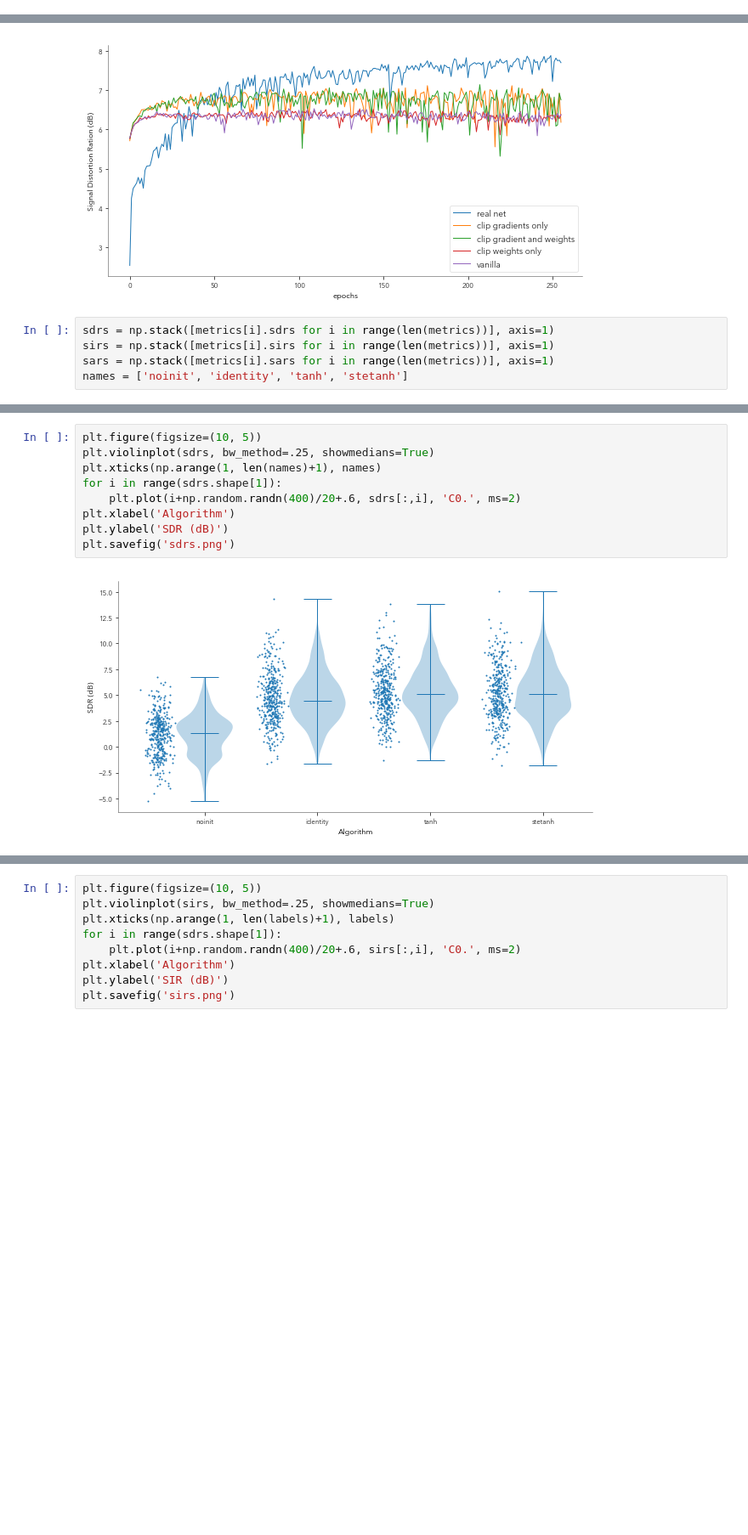
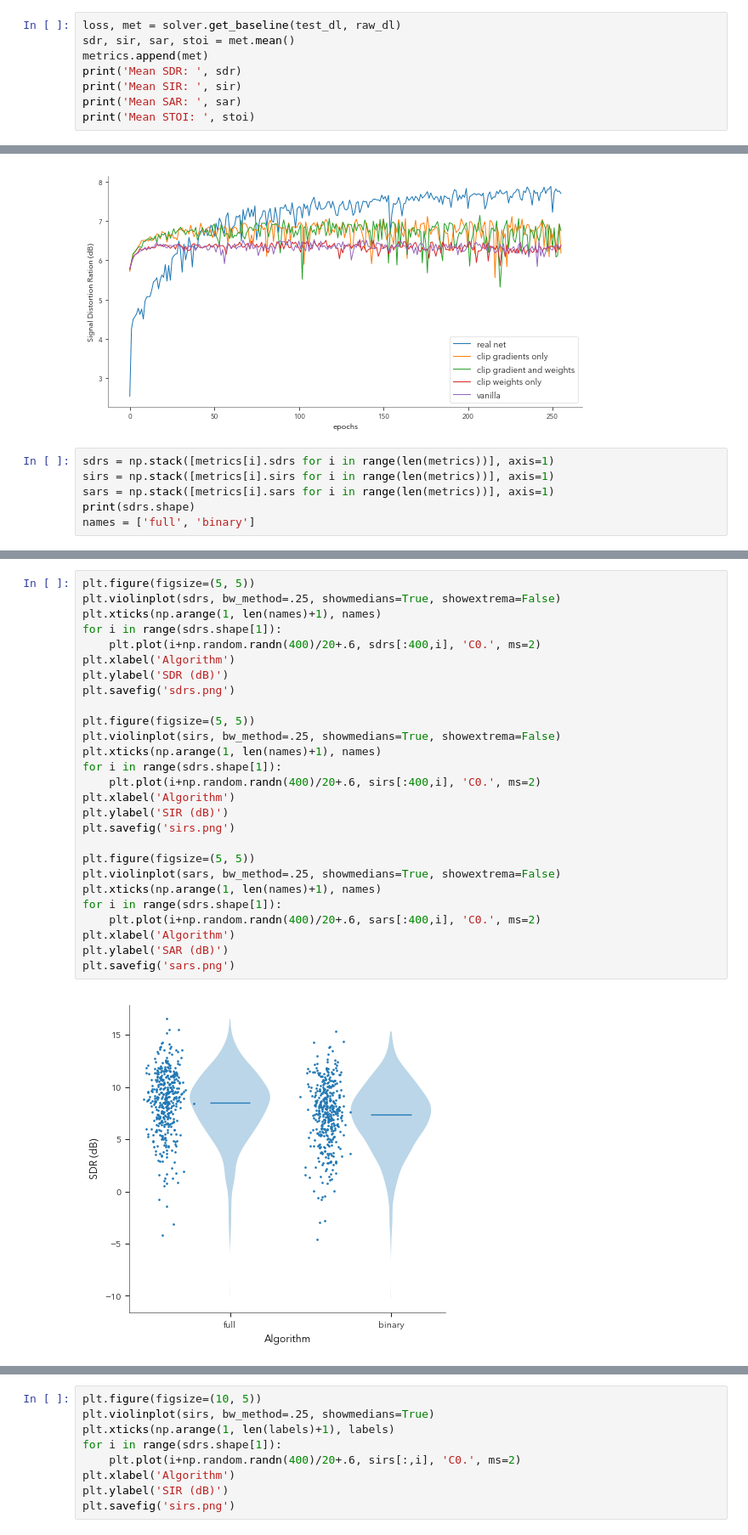
Before and after one commit to rhiga2/BinaryNeuralNetwork, a Jupyter notebook: loss_and_metrics/evaluate_models.ipynb, the cells around one changed output, grey strips where cells are left out. Shown: that part at 85% size. Cells and saved outputs as stored; diff of their text form; blank space fills up the shorter version.

```diff
--- a/loss_and_metrics/evaluate_models.ipynb
+++ b/loss_and_metrics/evaluate_models.ipynb
@@ -170,0 +140,8 @@ get_audio_output(mlp, testset[0], raw_testset[0])
+# %%
+loss, met = solver.get_baseline(test_dl, raw_dl)
+sdr, sir, sar, stoi = met.mean()
+metrics.append(met)
+print('Mean SDR: ', sdr)
+print('Mean SIR: ', sir)
+print('Mean SAR: ', sar)
+print('Mean STOI: ', stoi)
@@ -190,4 +172,5 @@ plt.legend(curves, names)
 sdrs = np.stack([metrics[i].sdrs for i in range(len(metrics))], axis=1)
 sirs = np.stack([metrics[i].sirs for i in range(len(metrics))], axis=1)
 sars = np.stack([metrics[i].sars for i in range(len(metrics))], axis=1)
-names = ['noinit', 'identity', 'tanh', 'stetanh']
+print(sdrs.shape)
+names = ['full', 'binary']
@@ -194,11 +179,29 @@ names = ['noinit', 'identity', 'tanh', 'stetanh']
 # %%
-plt.figure(figsize=(10, 5))
-plt.violinplot(sdrs, bw_method=.25, showmedians=True)
+plt.figure(figsize=(5, 5))
+plt.violinplot(sdrs, bw_method=.25, showmedians=True, showextrema=False)
 plt.xticks(np.arange(1, len(names)+1), names)
 for i in range(sdrs.shape[1]):
-    plt.plot(i+np.random.randn(400)/20+.6, sdrs[:,i], 'C0.', ms=2)
+    plt.plot(i+np.random.randn(400)/20+.6, sdrs[:400,i], 'C0.', ms=2)
 plt.xlabel('Algorithm')
 plt.ylabel('SDR (dB)')
 plt.savefig('sdrs.png')
+
+plt.figure(figsize=(5, 5))
+plt.violinplot(sirs, bw_method=.25, showmedians=True, showextrema=False)
+plt.xticks(np.arange(1, len(names)+1), names)
+for i in range(sdrs.shape[1]):
+    plt.plot(i+np.random.randn(400)/20+.6, sirs[:400,i], 'C0.', ms=2)
+plt.xlabel('Algorithm')
+plt.ylabel('SIR (dB)')
+plt.savefig('sirs.png')
+
+plt.figure(figsize=(5, 5))
+plt.violinplot(sars, bw_method=.25, showmedians=True, showextrema=False)
+plt.xticks(np.arange(1, len(names)+1), names)
+for i in range(sdrs.shape[1]):
+    plt.plot(i+np.random.randn(400)/20+.6, sars[:400,i], 'C0.', ms=2)
+plt.xlabel('Algorithm')
+plt.ylabel('SAR (dB)')
+plt.savefig('sars.png')
 # %% [output]
-[figure, old version]
+[figure, new version]
```
Also changed, not shown: parts of 11 cells of this notebook, 13 other files.
